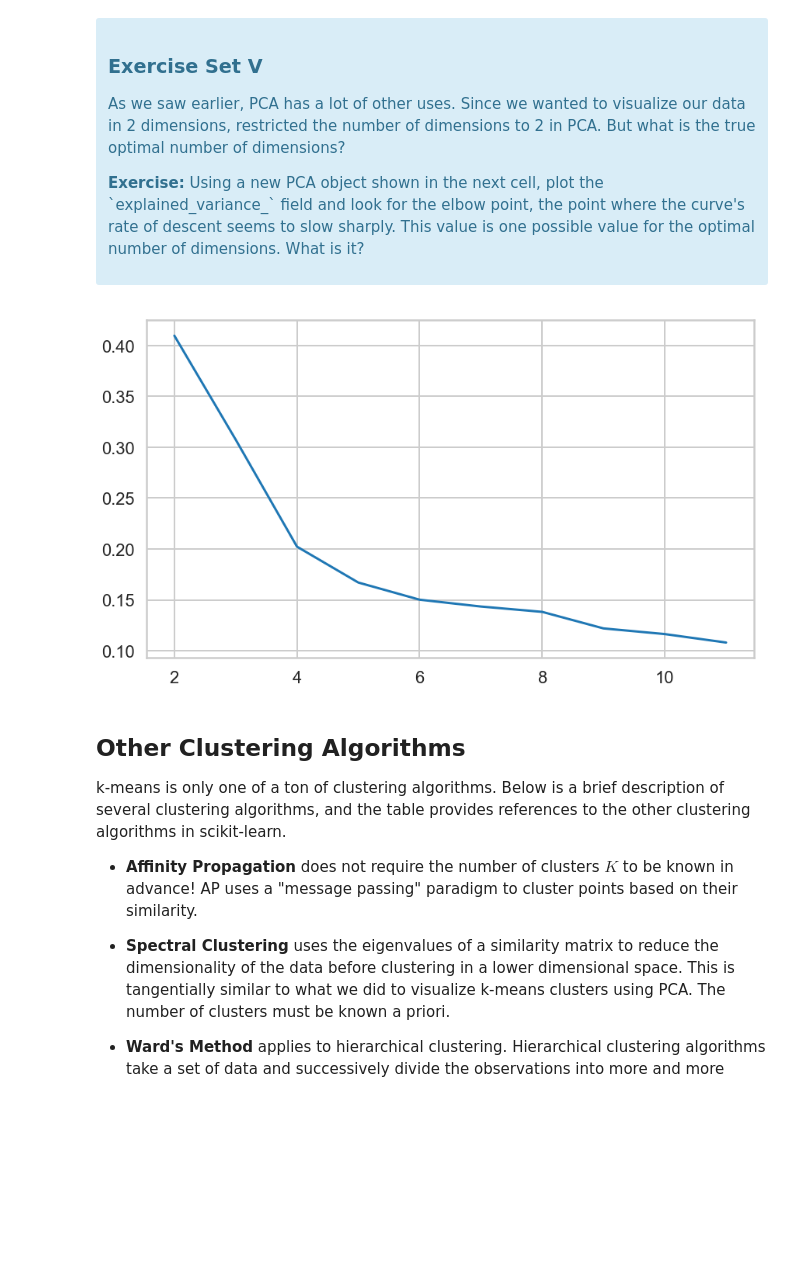
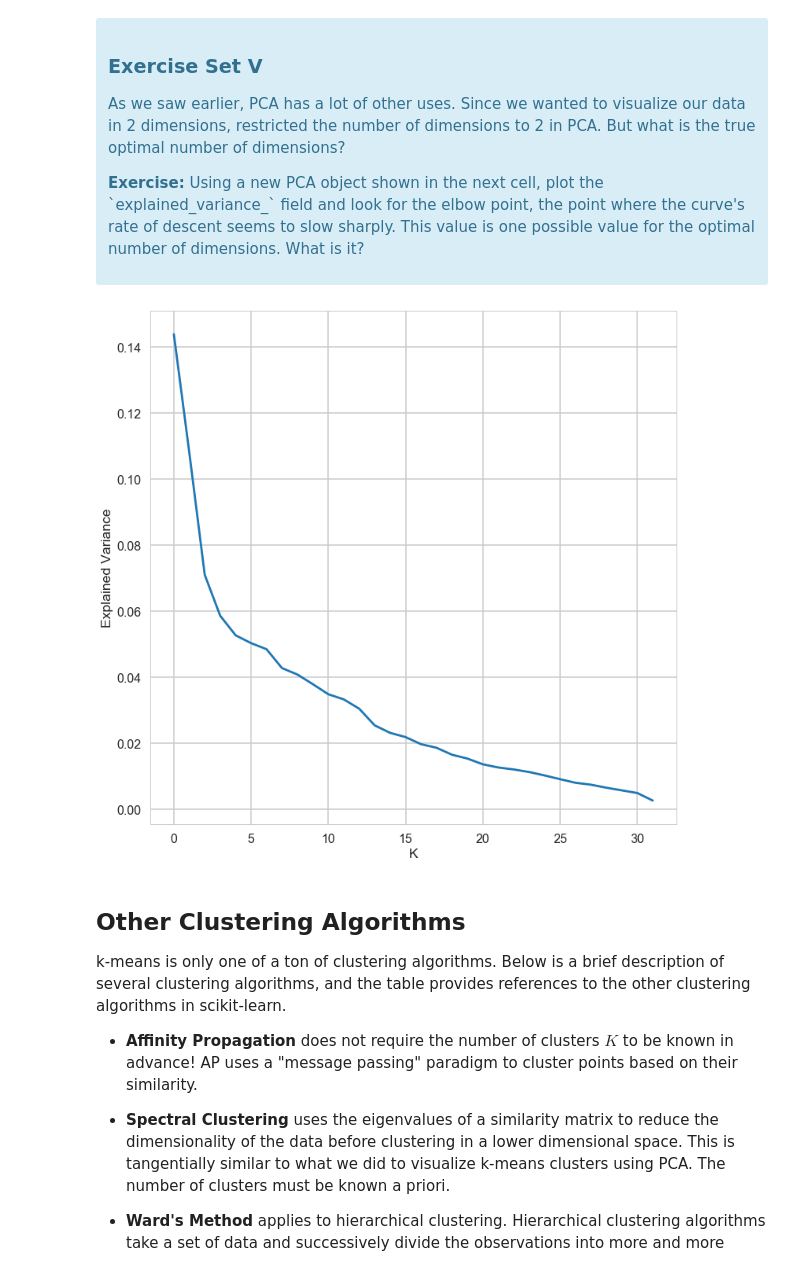
Before and after one commit to aygunduzx/Springboard, a Jupyter notebook: Mini_Project_Clustering.ipynb, the cells around one changed output. Saved outputs shown, nothing was run; the diff lists cells and outputs as text; code cells hidden in the pictures; blank space fills up the shorter version.

```diff
--- a/Mini_Project_Clustering.ipynb
+++ b/Mini_Project_Clustering.ipynb
@@ -328,14 +327,20 @@ ax = sns.lmplot('x','y',data=new_df,hue='cluster_PCA',size=8,aspect=2,scatter=Tr
 
 <p><b>Exercise:</b> Using a new PCA object shown in the next cell, plot the `explained_variance_` field and look for the elbow point, the point where the curve's rate of descent seems to slow sharply. This value is one possible value for the optimal number of dimensions. What is it?</p>
 </div>
-# %%
-pca = sklearn.decomposition.PCA(n_components=10)
-pca.fit_transform(customers[x_cols])
-
-plt.subplots(figsize=(14,8))
-ax = plt.plot(range(2,12),pca.explained_variance_)
-# %% [output]
-[figure, removed]
+# %%
+#your turn
+# Initialize a new PCA model with a default number of components.
+import sklearn.decomposition
+pca = sklearn.decomposition.PCA()
+model_pca = pca.fit(x_cols)
+explained_variance = model_pca.explained_variance_ratio_
+fig = plt.figure(figsize = (12,12))
+plt.plot(explained_variance)
+plt.xlabel('K')
+plt.ylabel('Explained Variance')
+plt.show()
+# %% [output]
+[figure, added]
 # %% [markdown]
 ## Other Clustering Algorithms
 
```
Also changed, not shown: parts of 30 cells of this notebook.
